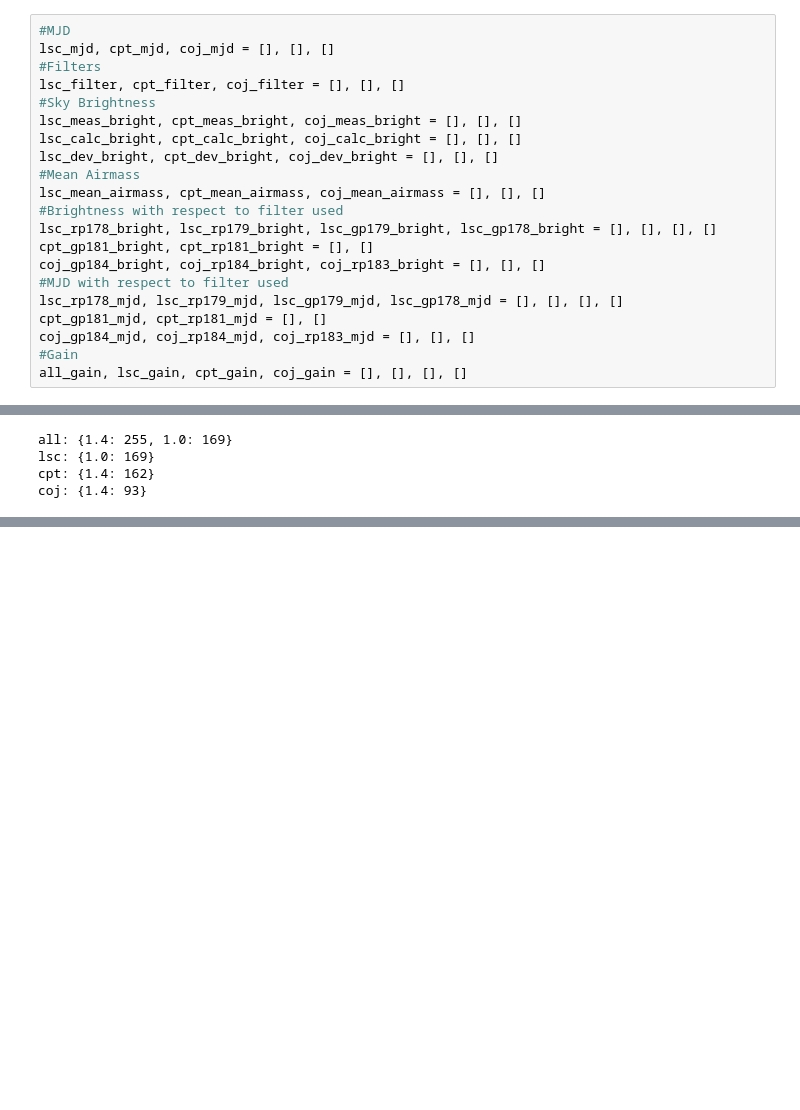
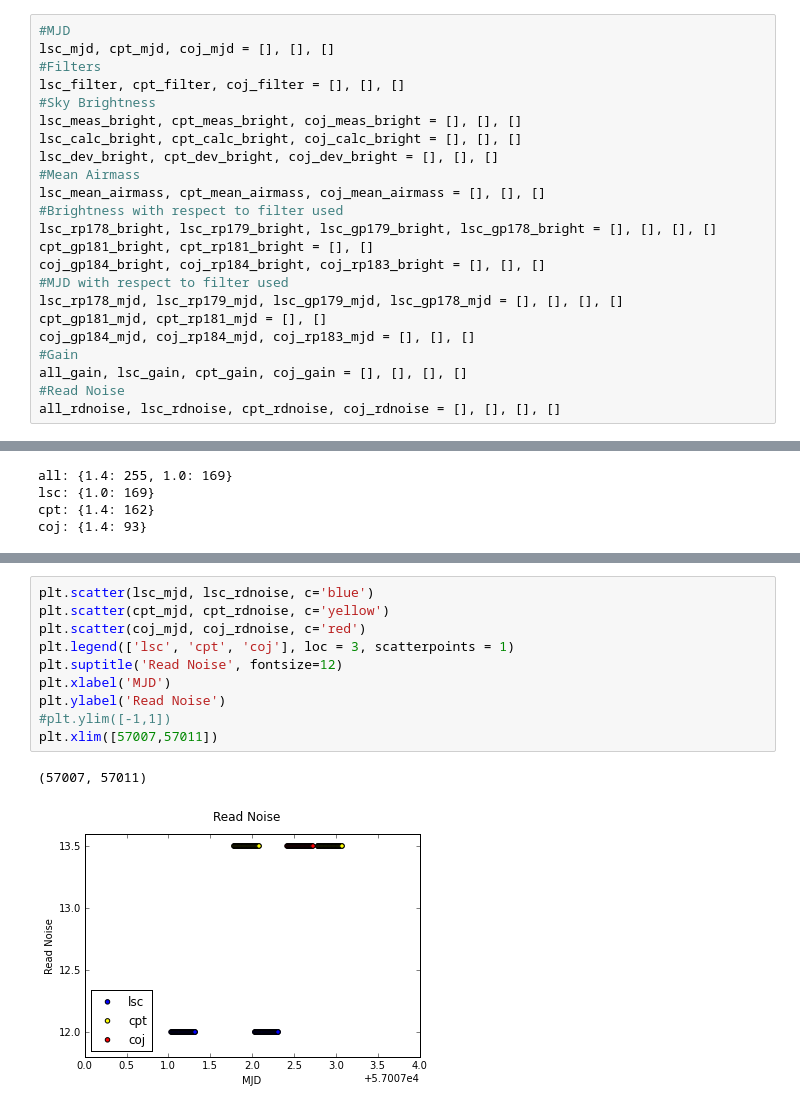
Before and after one commit to lmoustakas/lcolens, a Jupyter notebook: python/cmg/Sky_Brightness.ipynb, the cells around one changed output, grey strips where cells are left out. Drawn from its saved outputs; the diff is of its cells as text; blank space fills up the shorter version.

```diff
--- a/python/cmg/Sky_Brightness.ipynb
+++ b/python/cmg/Sky_Brightness.ipynb
@@ -44,6 +44,8 @@ cpt_gp181_mjd, cpt_rp181_mjd = [], []
 coj_gp184_mjd, coj_rp184_mjd, coj_rp183_mjd = [], [], []
 #Gain
 all_gain, lsc_gain, cpt_gain, coj_gain = [], [], [], []
+#Read Noise
+all_rdnoise, lsc_rdnoise, cpt_rdnoise, coj_rdnoise = [], [], [], []
 # %% [markdown]
 # Iterate over FITS files to obtain data.
 # %%
@@ -249,0 +277,13 @@ coj: {1.4: 93}
+# %%
+plt.scatter(lsc_mjd, lsc_rdnoise, c='blue')
+plt.scatter(cpt_mjd, cpt_rdnoise, c='yellow')
+plt.scatter(coj_mjd, coj_rdnoise, c='red')
+plt.legend(['lsc', 'cpt', 'coj'], loc = 3, scatterpoints = 1)
+plt.suptitle('Read Noise', fontsize=12)
+plt.xlabel('MJD')
+plt.ylabel('Read Noise')
+#plt.ylim([-1,1])
+plt.xlim([57007,57011])
+# %% [output]
+(57007, 57011)
+[figure, added]
```
Also changed, not shown: parts of 4 cells of this notebook, 4 other files.
